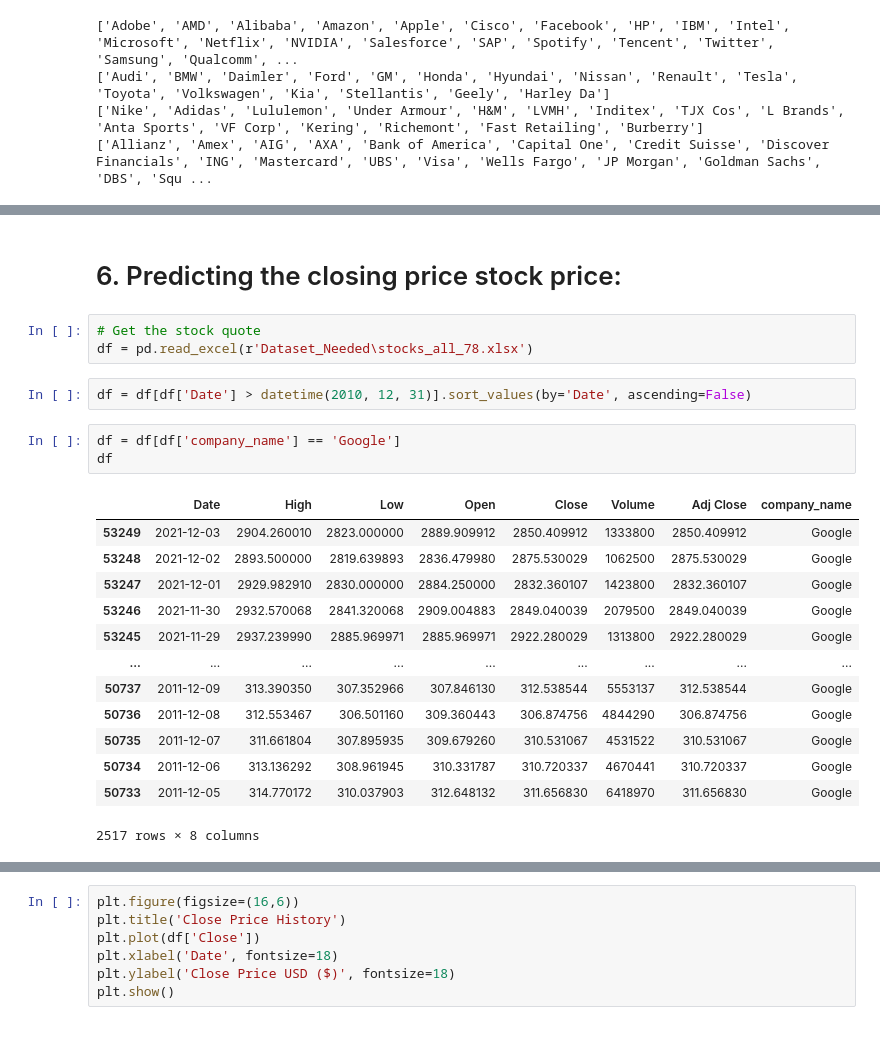
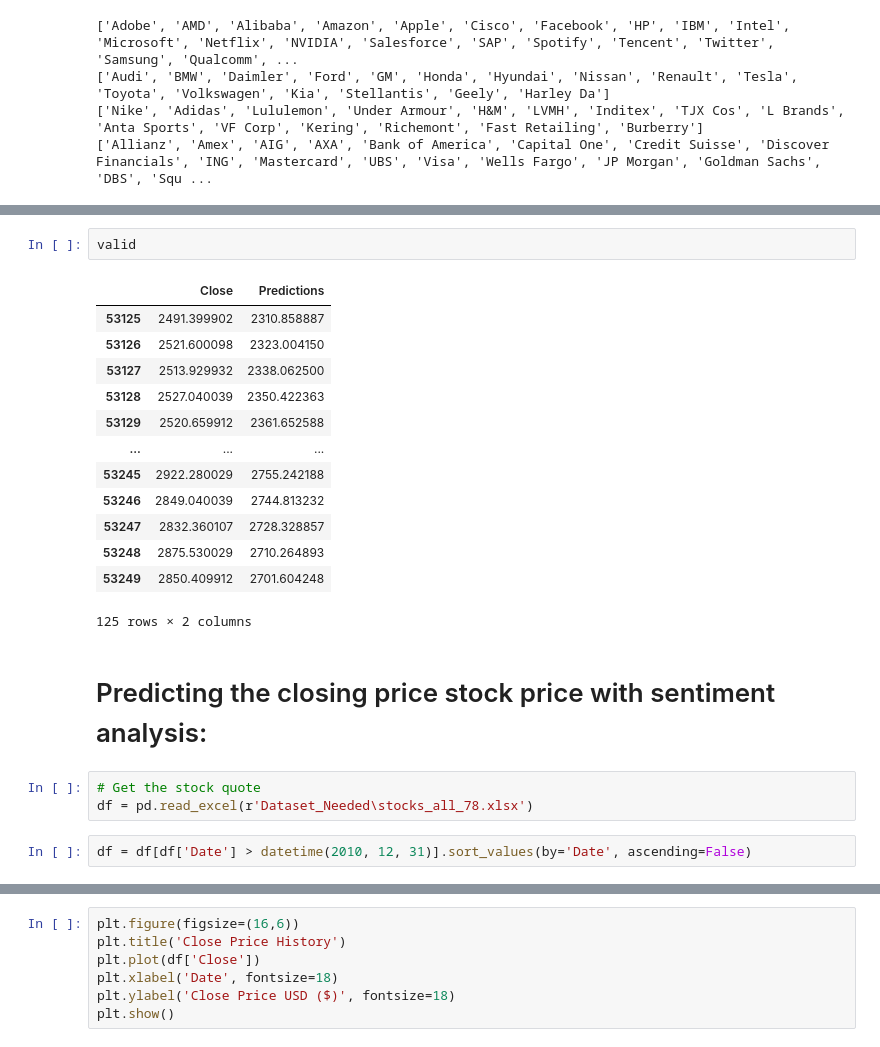
Before and after one commit to SelimMouaffak/Sentiment_Analysis_Stock_Prediction, a Jupyter notebook: Stock Prediction/Dataset_stocks.ipynb, the cells around one changed output, grey strips where cells are left out. Saved outputs shown, nothing was run; the diff lists cells and outputs as text.

```diff
--- a/Stock Prediction/Dataset_stocks.ipynb
+++ b/Stock Prediction/Dataset_stocks.ipynb
@@ -55,24 +181,23 @@ print(companies_finance)
+# %%
+valid
+# %% [output]
+|  | Close | Predictions |
+| 53125 | 2491.399902 | 2310.858887 |
+| 53126 | 2521.600098 | 2323.004150 |
+| 53127 | 2513.929932 | 2338.062500 |
+| 53128 | 2527.040039 | 2350.422363 |
+| 53129 | 2520.659912 | 2361.652588 |
+| ... | ... | ... |
+| 53245 | 2922.280029 | 2755.242188 |
+| 53246 | 2849.040039 | 2744.813232 |
+| 53247 | 2832.360107 | 2728.328857 |
+| 53248 | 2875.530029 | 2710.264893 |
+| 53249 | 2850.409912 | 2701.604248 |
+125 rows × 2 columns
 # %% [markdown]
-# 6. Predicting the closing price stock price:
+# Predicting the closing price stock price with sentiment analysis:
 # %%
 # Get the stock quote
 df = pd.read_excel(r'Dataset_Needed\stocks_all_78.xlsx')
-# %%
-df = df[df['Date'] > datetime(2010, 12, 31)].sort_values(by='Date', ascending=False)
-# %%
-df = df[df['company_name'] == 'Google']
-df
-# %% [output]
-|  | Date | High | Low | Open | Close | Volume | Adj Close | company_name |
-| 53249 | 2021-12-03 | 2904.260010 | 2823.000000 | 2889.909912 | 2850.409912 | 1333800 | 2850.409912 | Google |
-| 53248 | 2021-12-02 | 2893.500000 | 2819.639893 | 2836.479980 | 2875.530029 | 1062500 | 2875.530029 | Google |
-| 53247 | 2021-12-01 | 2929.982910 | 2830.000000 | 2884.250000 | 2832.360107 | 1423800 | 2832.360107 | Google |
-| 53246 | 2021-11-30 | 2932.570068 | 2841.320068 | 2909.004883 | 2849.040039 | 2079500 | 2849.040039 | Google |
-| 53245 | 2021-11-29 | 2937.239990 | 2885.969971 | 2885.969971 | 2922.280029 | 1313800 | 2922.280029 | Google |
-| ... | ... | ... | ... | ... | ... | ... | ... | ... |
-| 50737 | 2011-12-09 | 313.390350 | 307.352966 | 307.846130 | 312.538544 | 5553137 | 312.538544 | Google |
-| 50736 | 2011-12-08 | 312.553467 | 306.501160 | 309.360443 | 306.874756 | 4844290 | 306.874756 | Google |
-| 50735 | 2011-12-07 | 311.661804 | 307.895935 | 309.679260 | 310.531067 | 4531522 | 310.531067 | Google |
-| 50734 | 2011-12-06 | 313.136292 | 308.961945 | 310.331787 | 310.720337 | 4670441 | 310.720337 | Google |
-| 50733 | 2011-12-05 | 314.770172 | 310.037903 | 312.648132 | 311.656830 | 6418970 | 311.656830 | Google |
-2517 rows × 8 columns
+# %%
+df = df[df['Date'] > datetime(2010, 12, 31)].sort_values(by='Date', ascending=False)
```
Also changed, not shown: parts of 29 cells of this notebook.
